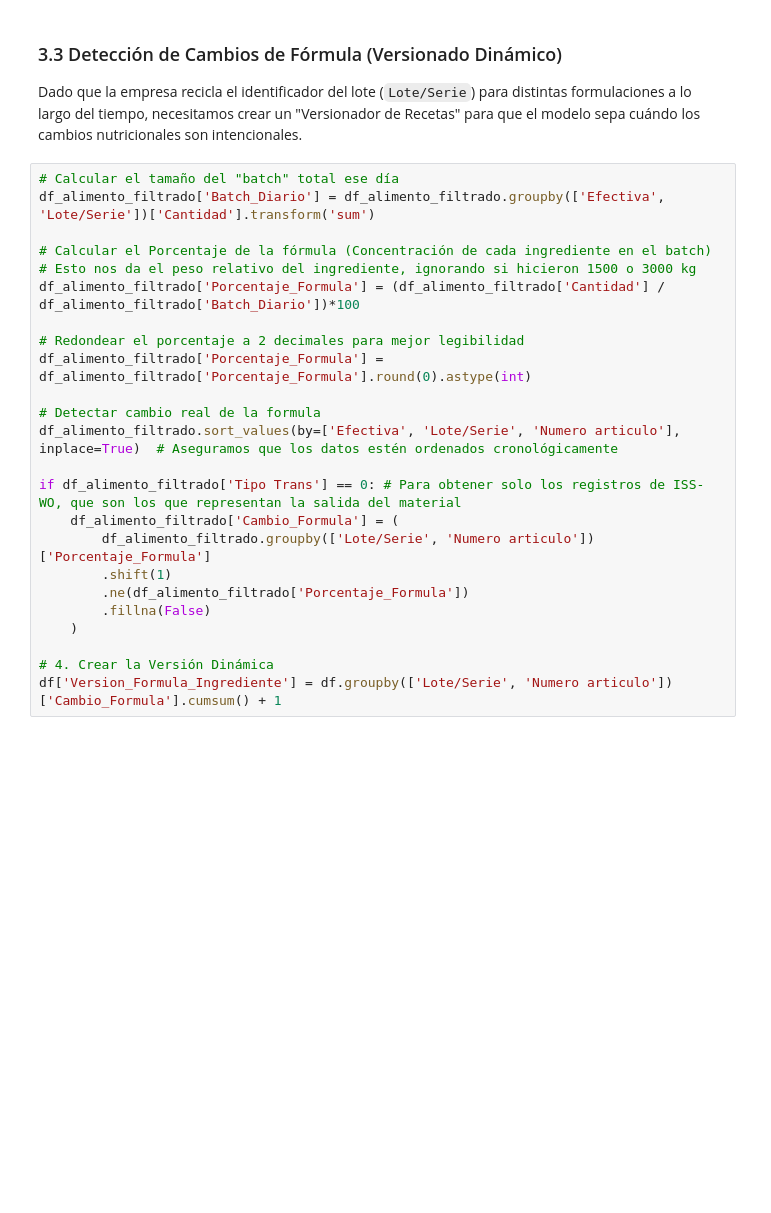
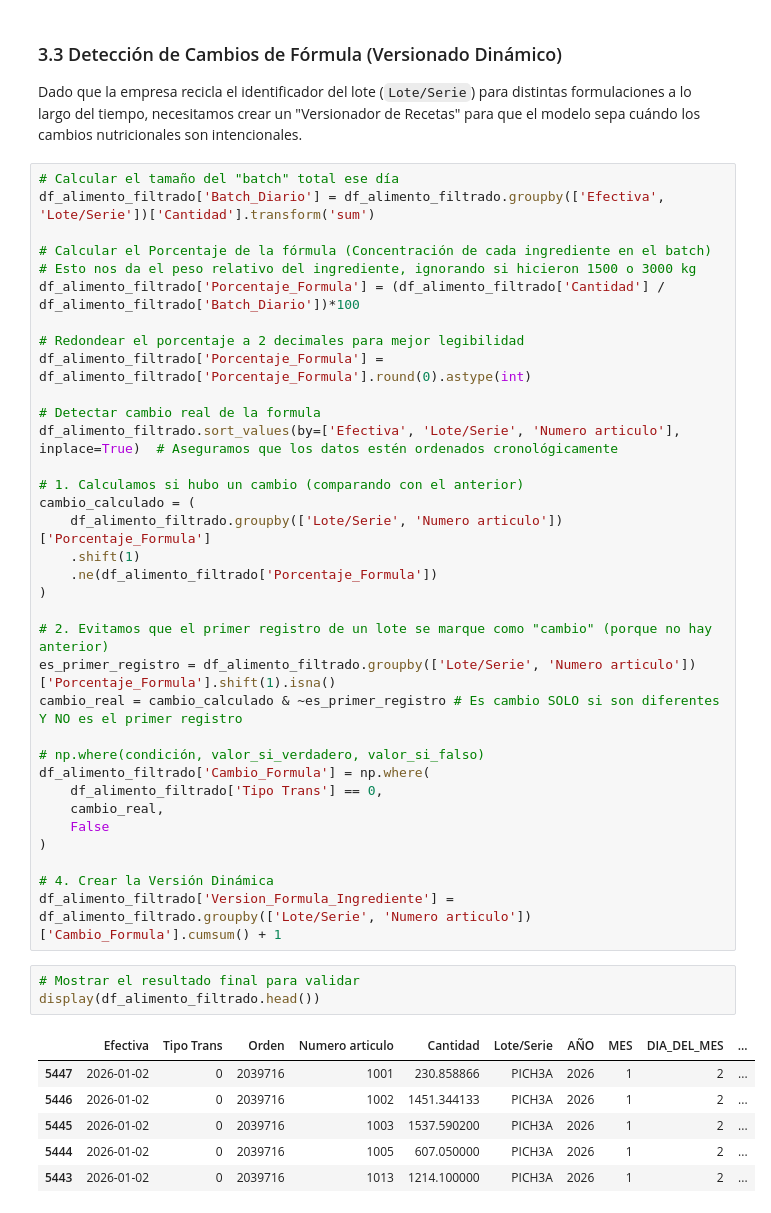
Before and after one commit to ctobar96/avian-data-ml-pipeline, a Jupyter notebook: notebooks/01_eda_alimento.ipynb, the cells around one changed output. Saved outputs shown, nothing was run; the diff lists cells and outputs as text; blank space fills up the shorter version.

```diff
--- a/notebooks/01_eda_alimento.ipynb
+++ b/notebooks/01_eda_alimento.ipynb
@@ -287,13 +287,33 @@ df_alimento_filtrado['Porcentaje_Formula'] = df_alimento_filtrado['Porcentaje_Fo
 # Detectar cambio real de la formula
 df_alimento_filtrado.sort_values(by=['Efectiva', 'Lote/Serie', 'Numero articulo'], inplace=True)  # Aseguramos que los datos estén ordenados cronológicamente
 
-if df_alimento_filtrado['Tipo Trans'] == 0: # Para obtener solo los registros de ISS-WO, que son los que representan la salida del material
-    df_alimento_filtrado['Cambio_Formula'] = (
-        df_alimento_filtrado.groupby(['Lote/Serie', 'Numero articulo'])['Porcentaje_Formula']
-        .shift(1)
-        .ne(df_alimento_filtrado['Porcentaje_Formula'])
-        .fillna(False)
-    )
+# 1. Calculamos si hubo un cambio (comparando con el anterior)
+cambio_calculado = (
+    df_alimento_filtrado.groupby(['Lote/Serie', 'Numero articulo'])['Porcentaje_Formula']
+    .shift(1)
+    .ne(df_alimento_filtrado['Porcentaje_Formula'])
+)
+
+# 2. Evitamos que el primer registro de un lote se marque como "cambio" (porque no hay anterior)
+es_primer_registro = df_alimento_filtrado.groupby(['Lote/Serie', 'Numero articulo'])['Porcentaje_Formula'].shift(1).isna()
+cambio_real = cambio_calculado & ~es_primer_registro # Es cambio SOLO si son diferentes Y NO es el primer registro
+
+# np.where(condición, valor_si_verdadero, valor_si_falso)
+df_alimento_filtrado['Cambio_Formula'] = np.where(
+    df_alimento_filtrado['Tipo Trans'] == 0,
+    cambio_real,
+    False
+)
 
 # 4. Crear la Versión Dinámica
-df['Version_Formula_Ingrediente'] = df.groupby(['Lote/Serie', 'Numero articulo'])['Cambio_Formula'].cumsum() + 1
+df_alimento_filtrado['Version_Formula_Ingrediente'] = df_alimento_filtrado.groupby(['Lote/Serie', 'Numero articulo'])['Cambio_Formula'].cumsum() + 1
+# %%
+# Mostrar el resultado final para validar
+display(df_alimento_filtrado.head())
+# %% [output]
+|  | Efectiva | Tipo Trans | Orden | Numero articulo | Cantidad | Lote/Serie | AÑO | MES | DIA_DEL_MES | ... |
+| 5447 | 2026-01-02 | 0 | 2039716 | 1001 | 230.858866 | PICH3A | 2026 | 1 | 2 | ... |
+| 5446 | 2026-01-02 | 0 | 2039716 | 1002 | 1451.344133 | PICH3A | 2026 | 1 | 2 | ... |
+| 5445 | 2026-01-02 | 0 | 2039716 | 1003 | 1537.590200 | PICH3A | 2026 | 1 | 2 | ... |
+| 5444 | 2026-01-02 | 0 | 2039716 | 1005 | 607.050000 | PICH3A | 2026 | 1 | 2 | ... |
+| 5443 | 2026-01-02 | 0 | 2039716 | 1013 | 1214.100000 | PICH3A | 2026 | 1 | 2 | ... |
```
Also changed, not shown: 2 other files.
